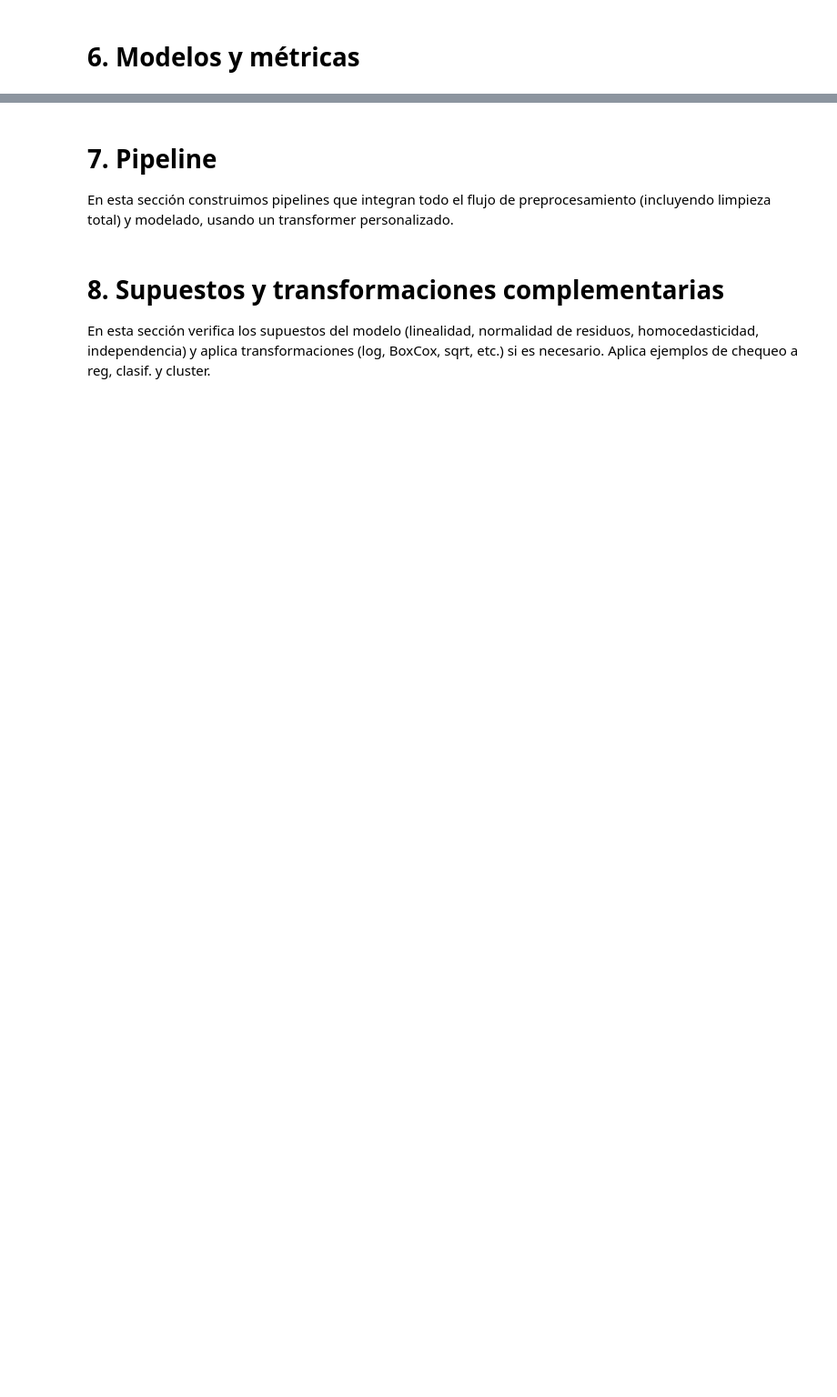
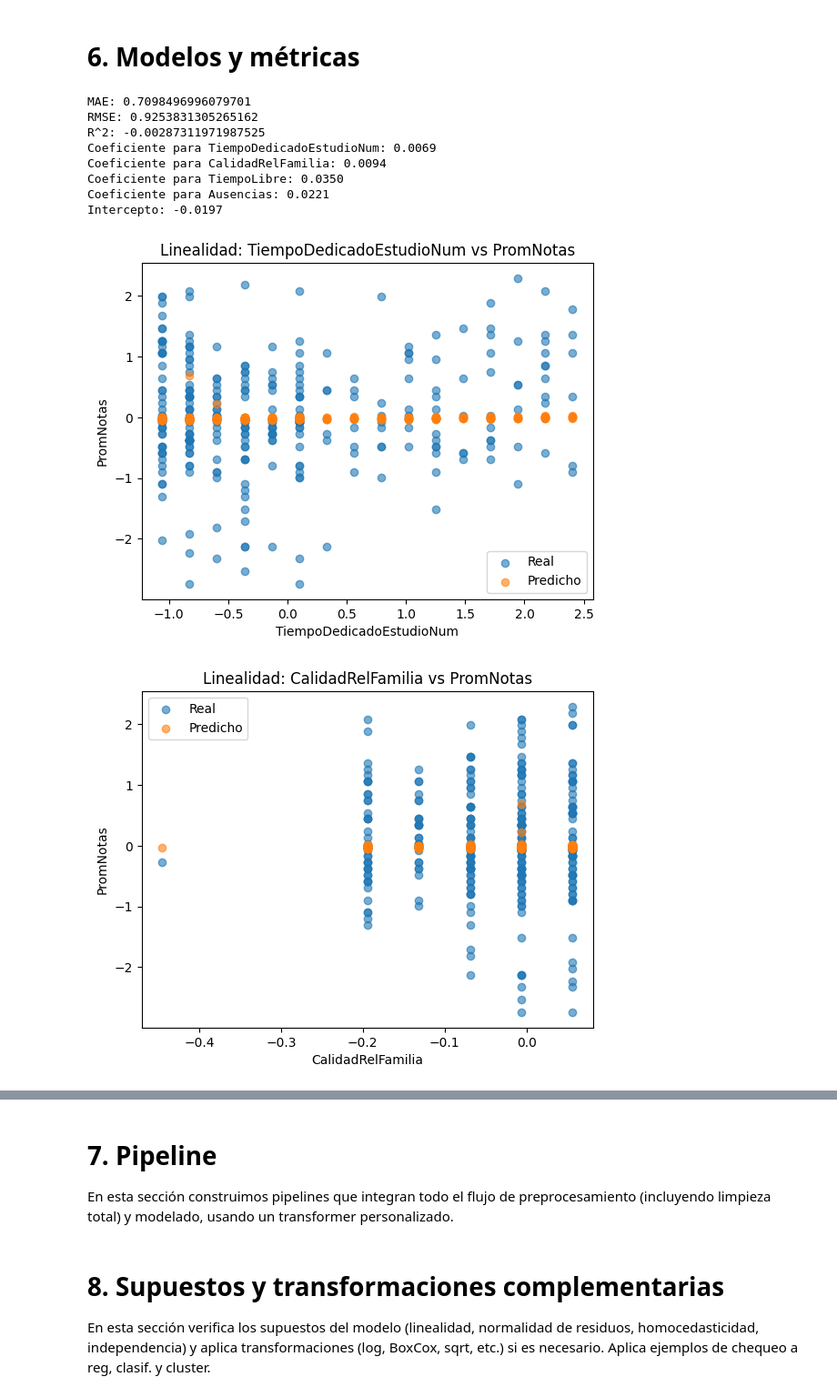
Before and after one commit to jcamilc17/Notebook2ML, a Jupyter notebook: SimulacroParcial1/Plantilla_Parcial1_Base.ipynb, the cells around one changed output, grey strips where cells are left out. Shown at 91% size. Drawn from its saved outputs; the diff is of its cells as text; code cells hidden in the pictures; blank space fills up the shorter version.

```diff
--- a/SimulacroParcial1/Plantilla_Parcial1_Base.ipynb
+++ b/SimulacroParcial1/Plantilla_Parcial1_Base.ipynb
@@ -21,7 +21,7 @@ Con el fin de que puedan resolver inquietudes de código, tendrán acceso a los
 import pandas as pd
 
 # Cargar el dataset
-df = pd.read_csv('netflixData.csv', sep=',', encoding='utf-8')
+df = pd.read_csv('Data/Etapa1DatosEstudiantes.csv', sep=';', encoding='utf-8')
 
 # Visualizar las primeras filas
 print("Primeras filas del dataset:")
@@ -44,10 +69,15 @@ print(df.isnull().sum())
 print("Columnas originales:\n", df.columns.tolist())
 
 # Decisión: Supongamos que solo nos interesan análisis de películas, duración, género y país
-columnas_a_mantener = ['Title', 'Genres', 'Production Country', 'Release Date', 'Rating', 'Duration', 'Imdb Score']
+columnas_a_mantener = ['Id','Sexo', 'Edad', 'ViveConPadres', 'TiempoDedicadoEstudioNum', 'ApoyoEscolar',
+                       'QuiereEstudioUniversitario', 'RelacionRomantica', 'CalidadRelFamilia',
+                       'TiempoLibre', 'SaleConAmigos', 'Ausencias', 'PromNotas']
 columnas_a_usar = [c for c in columnas_a_mantener if c in df.columns]
 
 df_reducido = df[columnas_a_usar].copy()
 
+df = df_reducido.copy()
+
+
 print("Columnas seleccionadas para el análisis:")
 print(df_reducido.columns.tolist())
@@ -277,31 +374,42 @@ if 'Imdb_Score' in df.columns and 'Duration_min' in df.columns:
 # %%
 # === REGRESIÓN ===
 from sklearn.linear_model import LinearRegression
 from sklearn.model_selection import train_test_split
-from sklearn.metrics import mean_absolute_error, mean_squared_error, r2_score
+from sklearn.metrics import mean_absolute_error, root_mean_squared_error, r2_score
 
-features = ['Duration_min']
-target = 'Imdb_Score'
+features = ['TiempoDedicadoEstudioNum', 'CalidadRelFamilia', 'TiempoLibre', 'Ausencias']
+target = 'PromNotas'
 X = df_std[features].dropna()
 y = df_std.loc[X.index, target]
 X_train, X_test, y_train, y_test = train_test_split(X, y, random_state=42)
 model = LinearRegression()
 model.fit(X_train, y_train)
 y_pred = model.predict(X_test)
 print("MAE:", mean_absolute_error(y_test, y_pred))
-print("RMSE:", mean_squared_error(y_test, y_pred, squared=False))
+print("RMSE:", root_mean_squared_error(y_test, y_pred))
 print("R^2:", r2_score(y_test, y_pred))
 # Coeficientes
 for i, col in enumerate(features):
     print(f"Coeficiente para {col}: {model.coef_[i]:.4f}")
 print(f"Intercepto: {model.intercept_:.4f}")
 # Linealidad
 for col in features:
     plt.figure()
     plt.scatter(X_test[col], y_test, label='Real', alpha=0.6)
     plt.scatter(X_test[col], y_pred, label='Predicho', alpha=0.6)
     plt.title(f"Linealidad: {col} vs {target}")
     plt.xlabel(col)
     plt.ylabel(target)
     plt.legend()
     plt.show()
+# %% [output]
+MAE: 0.7098496996079701
+RMSE: 0.9253831305265162
+R^2: -0.00287311971987525
+Coeficiente para TiempoDedicadoEstudioNum: 0.0069
+Coeficiente para CalidadRelFamilia: 0.0094
+Coeficiente para TiempoLibre: 0.0350
+Coeficiente para Ausencias: 0.0221
+Intercepto: -0.0197
+[figure, added]
+[figure, added]
```
Also changed, not shown: parts of 7 cells of this notebook, 5 other files.
